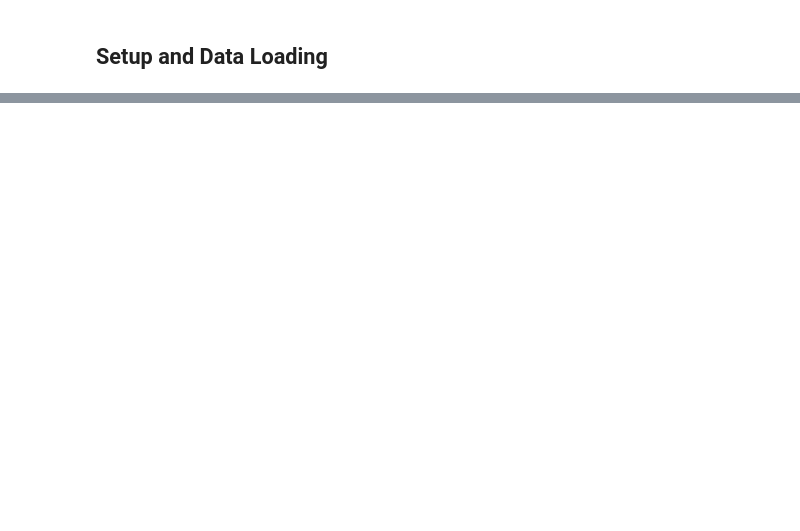
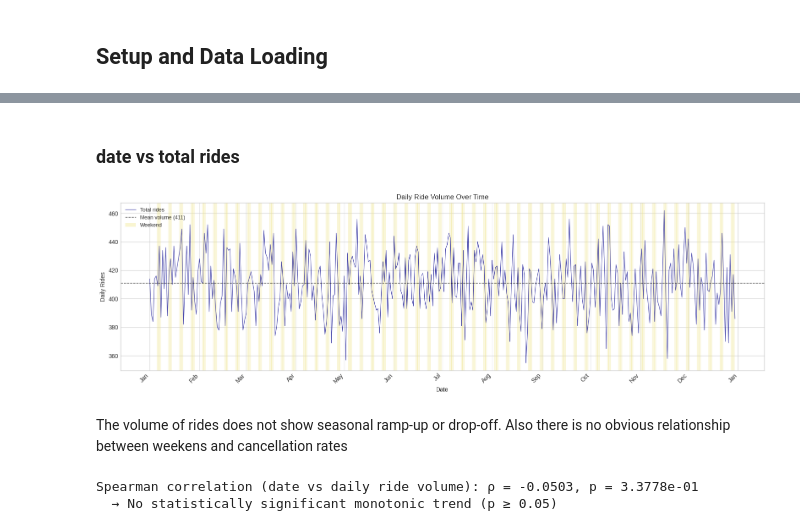
Before and after one commit to amaldu/uber-ride-cancellation-prediction, a Jupyter notebook: uber-analysis/notebooks/05_bivar_eda.ipynb, the cells around one changed output, grey strips where cells are left out. Cells and saved outputs as stored; diff of their text form; code cells hidden in the pictures; blank space fills up the shorter version.

```diff
--- a/uber-analysis/notebooks/05_bivar_eda.ipynb
+++ b/uber-analysis/notebooks/05_bivar_eda.ipynb
@@ -370,0 +139,41 @@ There is variation in cancellation rates across locations, but with 176 unique l
+# %% [markdown]
+### date vs total rides
+# %%
+from matplotlib.patches import Patch
+
+fig, ax = plt.subplots(figsize=(16, 5))
+
+for _, row in daily.iterrows():
+    if row["weekday"] >= 5:
+        ax.axvspan(row["date"] - pd.Timedelta(hours=12),
+                   row["date"] + pd.Timedelta(hours=12),
+                   color="#f0e68c", alpha=0.25)
+
+ax.plot(daily["date"], daily["total"], color="darkblue",
+        alpha=0.7, linewidth=0.9, label="Total rides")
+vol_mean = daily["total"].mean()
+ax.axhline(vol_mean, color="black", ls="--", lw=1, alpha=0.7,
+           label=f"Mean volume ({vol_mean:.0f})")
+
+handles, labels = ax.get_legend_handles_labels()
+handles.append(Patch(facecolor="#f0e68c", alpha=0.4, label="Weekend"))
+ax.legend(handles=handles, loc="upper left", fontsize=9)
+
+ax.set_ylabel("Daily Rides")
+ax.set_xlabel("Date")
+ax.set_title("Daily Ride Volume Over Time")
+ax.xaxis.set_major_locator(mdates.MonthLocator())
+ax.xaxis.set_major_formatter(mdates.DateFormatter("%b"))
+plt.setp(ax.get_xticklabels(), rotation=45, ha="right")
+plt.tight_layout()
+plt.show()
+# %% [output]
+[figure, added]
+# %% [markdown]
+The volume of rides does not show seasonal ramp-up or drop-off. Also there is no obvious relationship between weekens and cancellation rates
+# %%
+spearman_trend(daily["date_ordinal"], daily["total"],
+               x_label="date", y_label="daily ride volume")
+# %% [output]
+Spearman correlation (date vs daily ride volume): ρ = -0.0503, p = 3.3778e-01
+  → No statistically significant monotonic trend (p ≥ 0.05)
```
Also changed, not shown: parts of 55 cells of this notebook, 2 other files.
